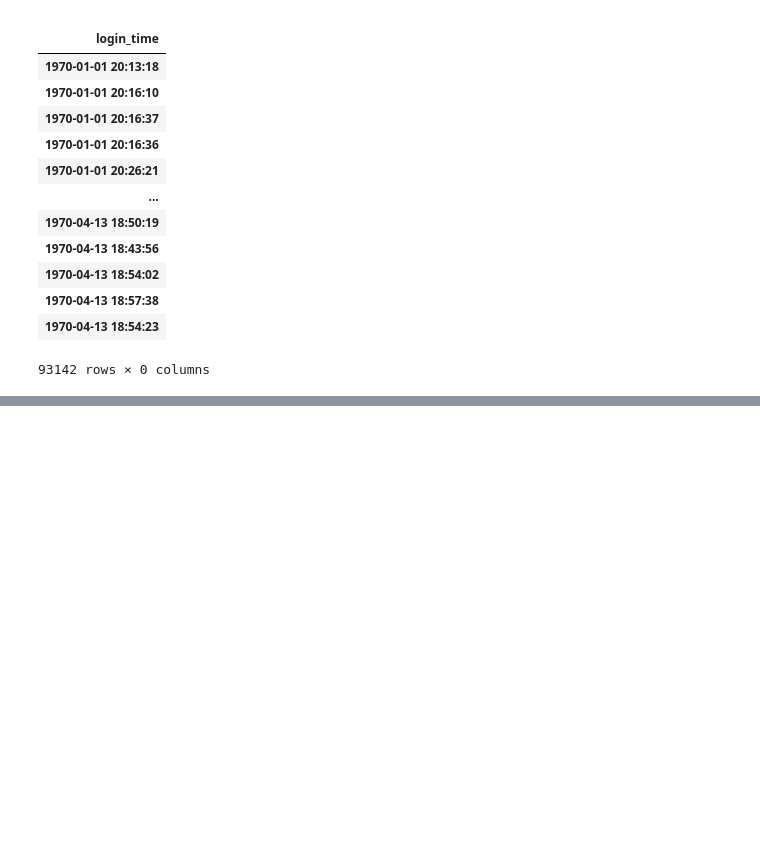
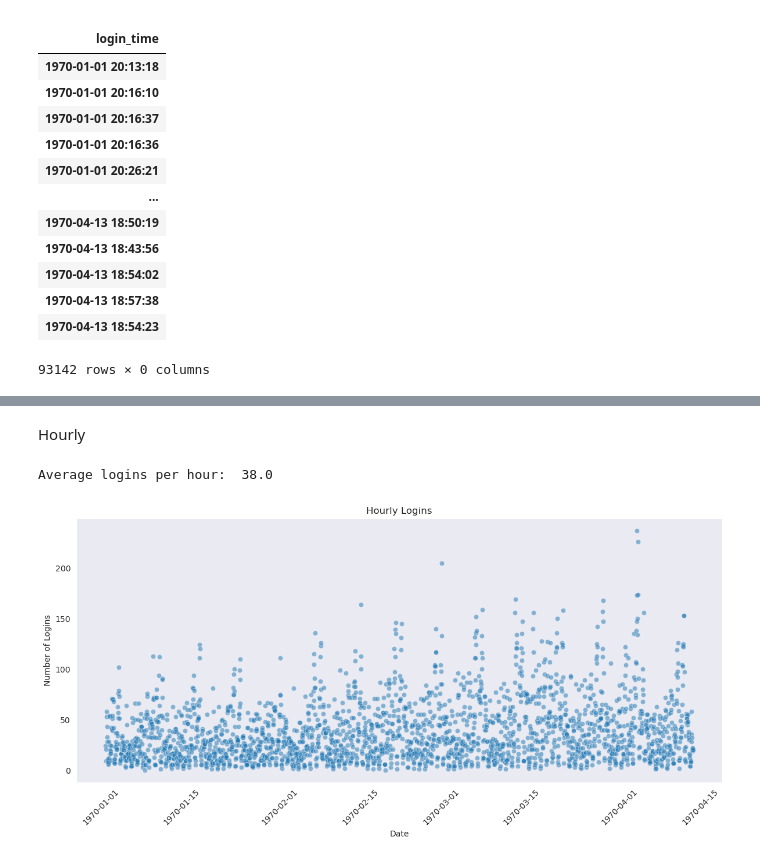
Before and after one commit to ds-edu/ds-eda-ultimate-tech, a Jupyter notebook: logins.ipynb, the cells around one changed output, grey strips where cells are left out. Cells and saved outputs as stored; diff of their text form; code cells hidden in the pictures; blank space fills up the shorter version.

```diff
--- a/logins.ipynb
+++ b/logins.ipynb
@@ -21,0 +88,23 @@ df
+# %% [markdown]
+Hourly
+# %%
+# Resample to hourly - Logins per hour
+
+logins_hourly = df.resample('h').count()
+
+avg_logins_hourly = round(logins_hourly['logged'].mean(),0)
+print('Average logins per hour: ', avg_logins_hourly)
+
+# Plot the hourly counts
+sns.set_style('dark', {'axes.grid': False})
+plt.figure(figsize=(12, 6))
+sns.scatterplot(x=logins_hourly.index, y=logins_hourly['logged'], marker='o', alpha=0.5)
+plt.title('Hourly Logins')
+plt.xlabel('Date')
+plt.ylabel('Number of Logins')
+plt.xticks(rotation=45)
+plt.tight_layout()
+plt.show()
+# %% [output]
+Average logins per hour:  38.0
+[figure, added]
```
Also changed, not shown: parts of 17 cells of this notebook.
